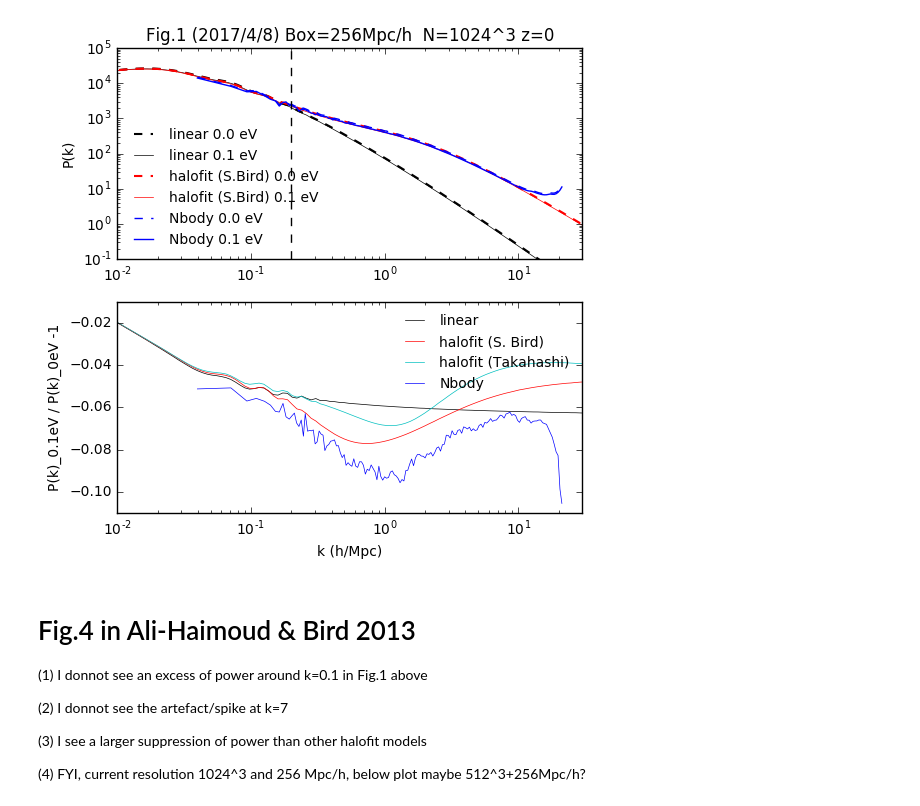
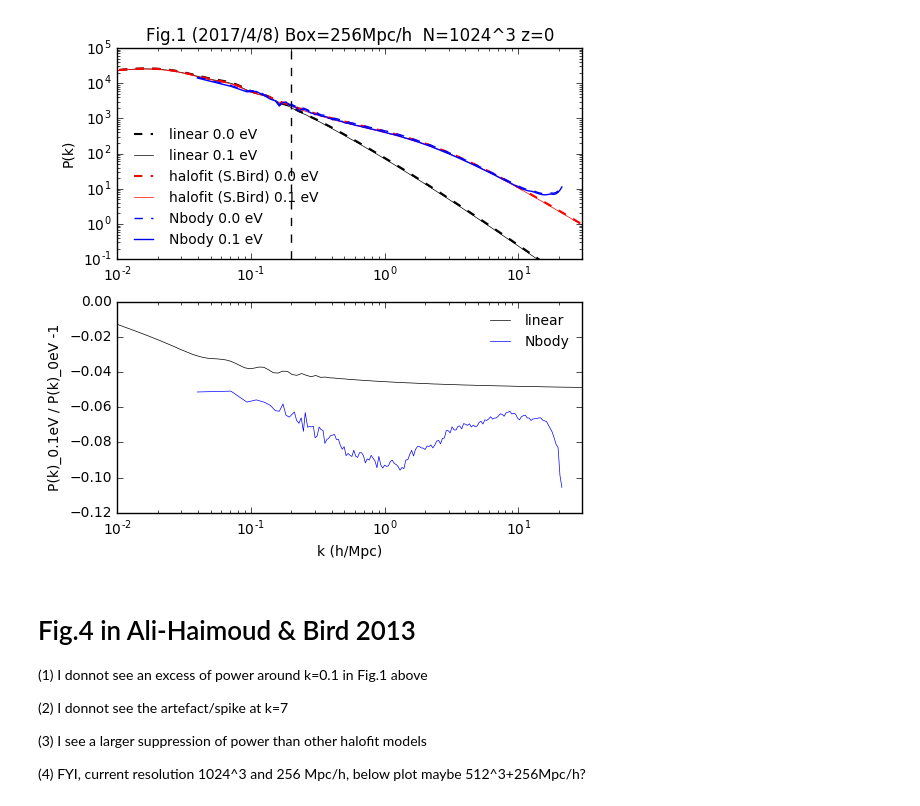
Before and after one commit to liuxx479/neutrino-batch, a Jupyter notebook: plot-matterps.ipynb, the cells around one changed output. Drawn from its saved outputs; the diff is of its cells as text; code cells hidden in the pictures.

```diff
--- a/plot-matterps.ipynb
+++ b/plot-matterps.ipynb
@@ -47,7 +47,21 @@ bin_array = lambda P, binsize, Nmodes:average(P [:-(len(P)%binsize)].reshape(-1,
 
 Pgadget_bined = bin_array(Pgadget, binsize, Nmodes)
 Pgadget0_bined = bin_array(Pgadget0, binsize, Nmodes)
+
+k_trans, Ttot, Tnonu = loadtxt('camb/camb_mnv0.10000_om0.30000_As2.1000_transfer_0.dat').T[[0,6,7]]
+ratio_nonu = interp1d(k_trans, (Tnonu/Ttot)**2)(k_arr)
+Pnonu = Pcamb_interp*ratio_nonu
+
+k_transT, TtotT, TnonuT = loadtxt('camb-fidu/camb_mnv0.10000_om0.30000_As2.1000-halofit_transfer_0.dat').T[[0,6,7]]
+ratio_nonuT = interp1d(k_transT, (TnonuT/TtotT)**2)(k_arr)
+PnonuT = Pcamb_interp*ratio_nonuT
+
+k_transB, TtotB, TnonuB = loadtxt('camb-fidu/camb_mnv0.10000_om0.30000_As2.1000-bird_transfer_0.dat').T[[0,6,7]]
+ratio_nonuB = interp1d(k_transB, (TnonuB/TtotB)**2)(k_arr)
+PnonuB = Pcamb_interp*ratio_nonuB
 # %%
+
+
 f=figure(figsize=(6,6))
 ax=f.add_subplot(211)
 ax2=f.add_subplot(212)
@@ -58,37 +72,37 @@ ax.plot(kcamb, Pcamb, 'k-',lw=0.5,label='linear 0.1 eV')
 ax.plot(khalofit0, Phalofit0, 'r--',lw=1.5,label='halofit (S.Bird) 0.0 eV')
 ax.plot(khalofit, Phalofit, 'r-',lw=0.5, label='halofit (S.Bird) 0.1 eV')
 
 ax.plot(kgadget_bined, Pgadget0_bined, 'b--', lw=1,label='Nbody 0.0 eV')
 ax.plot(kgadget_bined, Pgadget_bined, 'b-', lw=1,label='Nbody 0.1 eV')
 
 ax.plot((0.2,0.2), (0.1,1e5),'k--')
 #ax.set_xlabel('k (h/Mpc)')
 ax.set_ylabel('P(k)')
 ax.set_xscale('log')
 ax.set_yscale('log')
 ax.set_xlim(1e-2, 30)
 ax.set_ylim(0.1, 1e5)
 ax.set_title('Fig.1 (2017/4/8) Box=256Mpc/h  N=1024^3 z=0')
 ax.legend(frameon=0,loc=3,fontsize=10)
 
-ax2.plot(k_arr,Pcamb_interp/Pcamb0_interp-1,'k-',lw=0.5, label='linear')
-ax2.plot(k_arr,PB_interp/PB0_interp-1,'r-',lw=0.5, label='halofit (S. Bird)')
-ax2.plot(k_arr,PT_interp/PT0_interp-1,'c-',lw=0.5, label='halofit (Takahashi)')
+ax2.plot(k_arr,Pnonu/Pcamb0_interp-1,'k-',lw=0.5, label='linear')
+#ax2.plot(k_arr,PnonuB/PB0_interp-1,'r-',lw=0.5, label='halofit (S. Bird)')
+#ax2.plot(k_arr,PnonuT/PT0_interp-1,'c-',lw=0.5, label='halofit (Takahashi)')
 ax2.plot(kgadget_bined,Pgadget_bined/Pgadget0_bined-1,'b-',lw=0.5, label='Nbody')
 
 ax2.legend(frameon=0,fontsize=10)
 ax2.set_xscale('log')
 ax2.set_xlim(1e-2, 30)
 #ax2.set_ylim(-0.12,0.03)
 ax2.set_xlabel('k (h/Mpc)')
 ax2.set_ylabel('P(k)_0.1eV / P(k)_0eV -1')
 show()
 
 ######## note on some test results:
 ######## the lower power is due to nu mass splitting
 ######## nor it's due to the definition in omega_m = 1-omega_lambda
 # %% [output]
-[figure, old version]
+[figure, new version]
 # %% [markdown]
 # Fig.4 in Ali-Haimoud & Bird 2013
 
```
Also changed, not shown: parts of 8 cells of this notebook.
